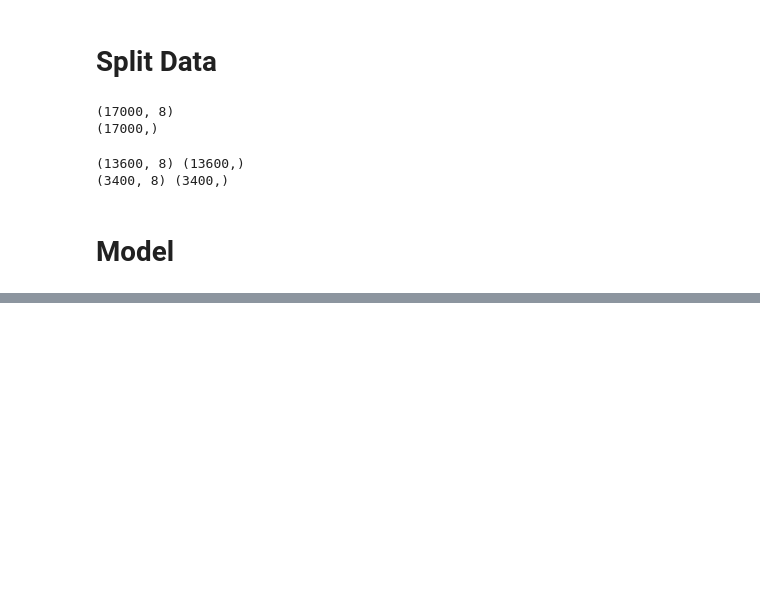
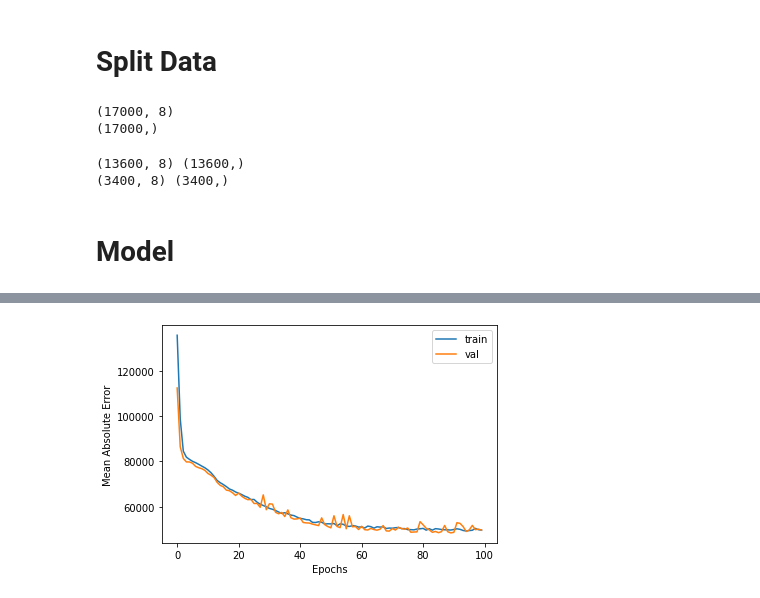
Before and after one commit to mhyubr/Deep-Learning-Basic, a Jupyter notebook: Deep_Learning_Regresi.ipynb, the cells around one changed output, grey strips where cells are left out. Cells and saved outputs as stored; diff of their text form; code cells hidden in the pictures; blank space fills up the shorter version.

```diff
--- a/Deep_Learning_Regresi.ipynb
+++ b/Deep_Learning_Regresi.ipynb
@@ -131,5 +131,13 @@ print(X_test.shape, y_test.shape)
 (3400, 8) (3400,)
 # %% [markdown]
 # Model
+# %%
+model = Sequential()
+model.add(Dense(X.shape[1], activation='relu')) # input layer
+model.add(Dense(200, activation='relu')) # hidden layer 1
+model.add(Dense(200, activation='relu')) # hidden layer 1
+model.add(Dense(1))
+
+model.compile(optimizer='adam', loss='mae')
 # %%
-model =
+model.summary()
@@ -135,0 +162,4 @@ model =
+# %%
+history = model.fit(X_train, y_train,
+                    validation_split=0.2,
+                    epochs=100)
@@ -135,0 +184,9 @@ model =
+# %%
+plt.plot(history.history['loss'], label='train')
+plt.plot(history.history['val_loss'], label='val')
+plt.xlabel('Epochs')
+plt.ylabel('Mean Absolute Error')
+plt.legend()
+plt.show()
+# %% [output]
+[figure, added]
```
Also changed, not shown: parts of 4 cells of this notebook.
